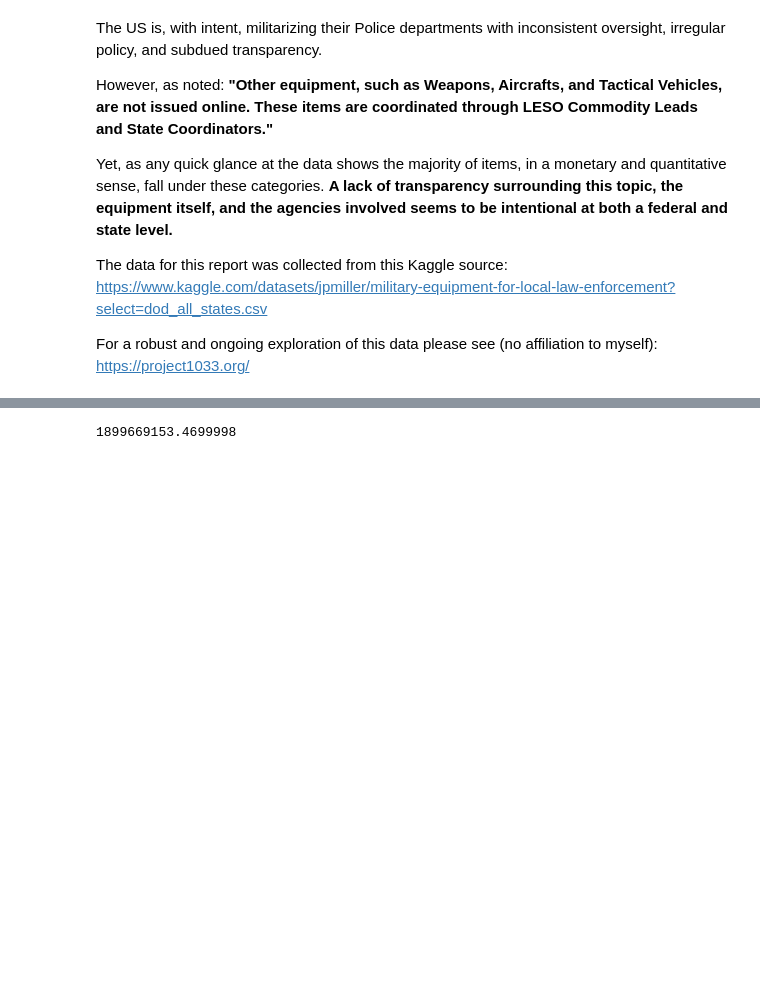
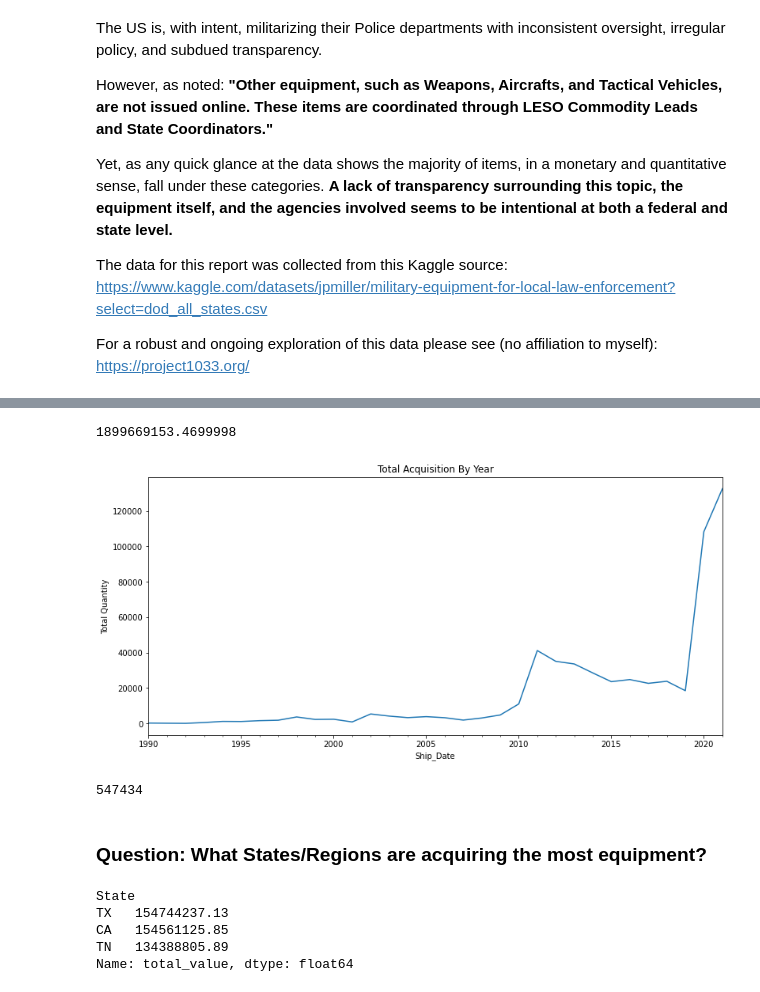
Before and after one commit to watermanbrandyn/personal_project_1033, a Jupyter notebook: Report_1033_Program.ipynb, the cells around one changed output, grey strips where cells are left out. Drawn from its saved outputs; the diff is of its cells as text; code cells hidden in the pictures; blank space fills up the shorter version.

```diff
--- a/Report_1033_Program.ipynb
+++ b/Report_1033_Program.ipynb
@@ -79,4 +79,26 @@ e.yearly_viz(df, y)
-# %%
-df.total_value.sum()
-# %% [output]
-1899669153.4699998
+# %%
+# Looking at the total distribution of equipment (in value) from the dataset. Almost 2 billion in total.
+df.total_value.sum()
+# %% [output]
+1899669153.4699998
+# %%
+# Giving a visualizatino of the Yearly Total Acquisition of equipment by quantity
+e.quantity_viz(df)
+# %% [output]
+[figure, added]
+# %%
+# Looking at the total distribution of equipment (in quantity) from the dataset. ~550,000 units
+df.Quantity.sum()
+# %% [output]
+547434
+# %% [markdown]
+### Question: What States/Regions are acquiring the most equipment?
+# %%
+# The top acquisition in value by State
+df.groupby('State').total_value.sum().sort_values(ascending=False).head(3)
+# %% [output]
+State
+TX   154744237.13
+CA   154561125.85
+TN   134388805.89
+Name: total_value, dtype: float64
```
Also changed, not shown: parts of 26 cells of this notebook.
